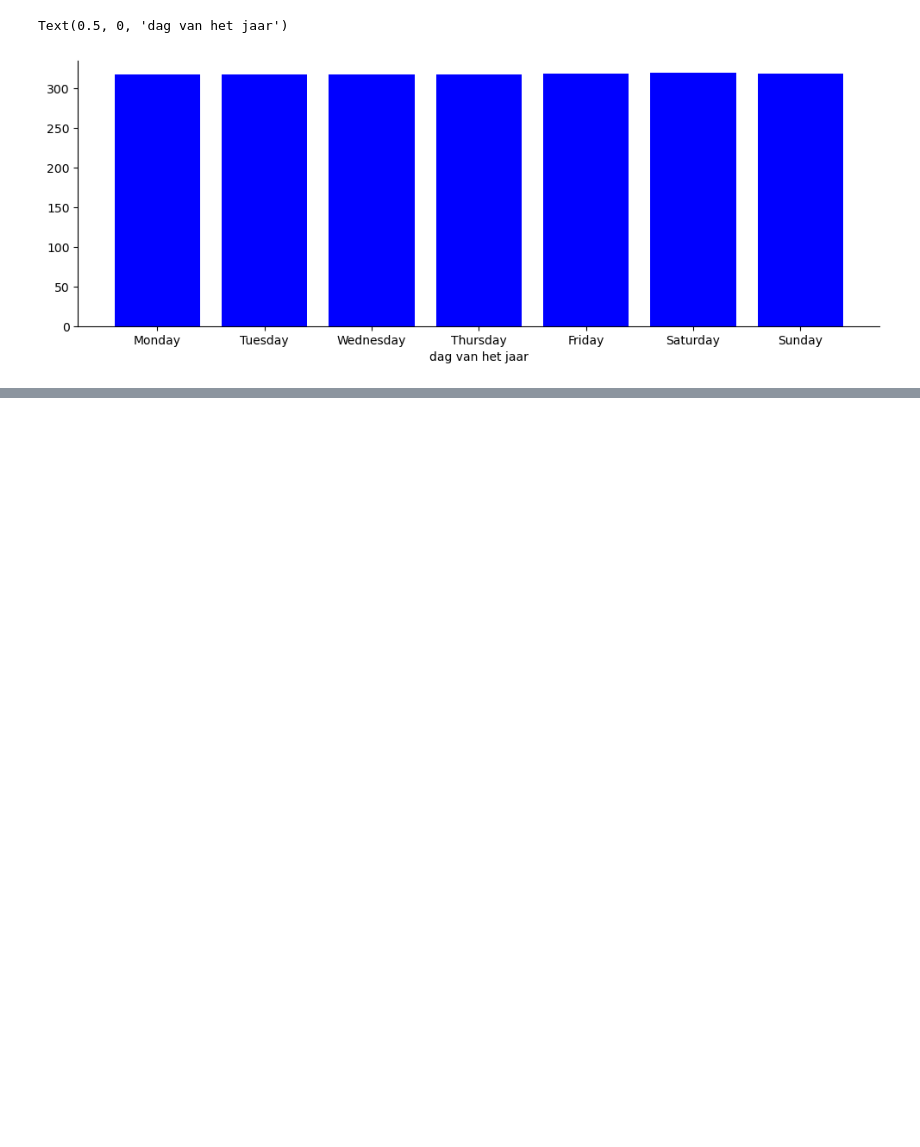
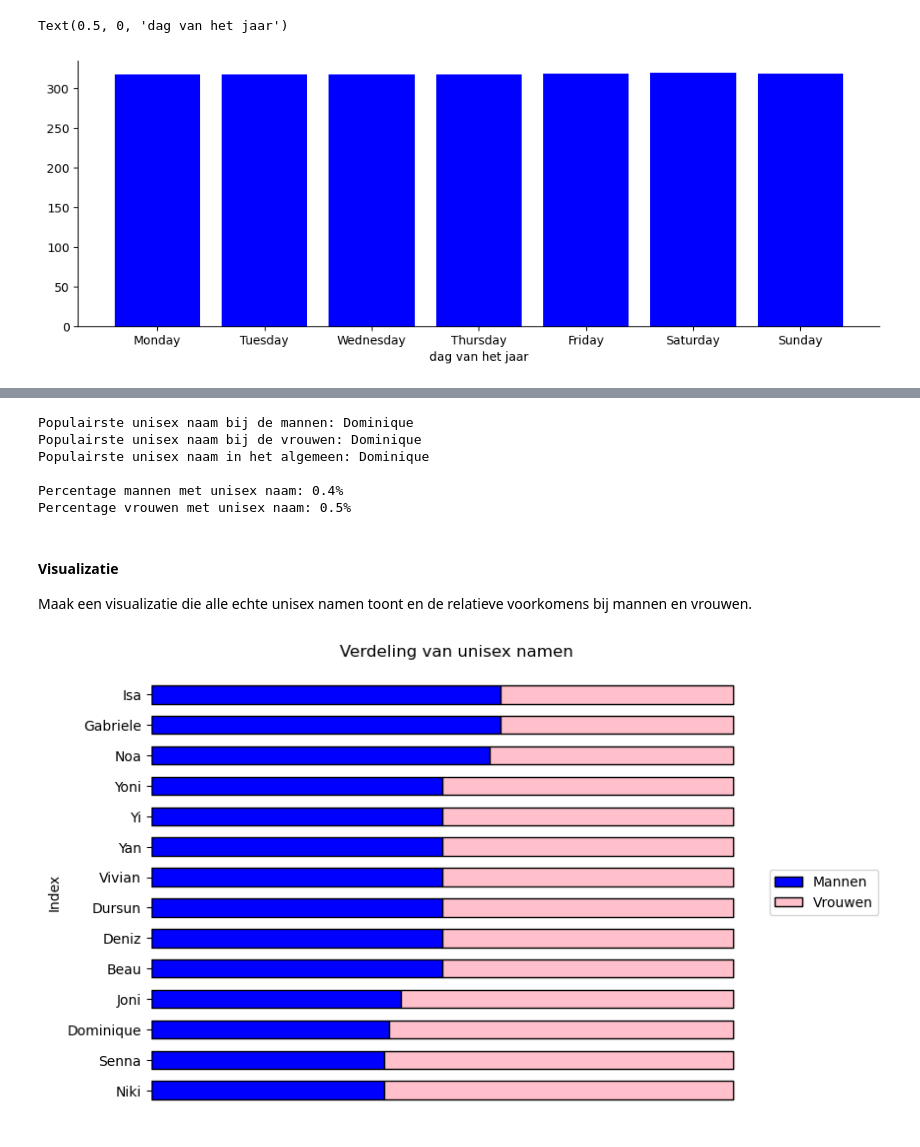
Before and after one commit to GerritGeens/Examen_Gerrit, a Jupyter notebook: examen_deel1.ipynb, the cells around one changed output, grey strips where cells are left out. Cells and saved outputs as stored; diff of their text form; code cells hidden in the pictures; blank space fills up the shorter version.

```diff
--- a/examen_deel1.ipynb
+++ b/examen_deel1.ipynb
@@ -325,0 +396,58 @@ Text(0.5, 0, 'dag van het jaar')
+# %%
+real_unisex_counts = ( unisex_counts[((unisex_counts['ml_count'] <= 1.5 * unisex_counts['vr_count']) &
+                                      (unisex_counts['vr_count'] <= 1.5 * unisex_counts['ml_count'])) ].copy() )
+
+pop_man, pop_vrouw, pop_overall = find_most_popular_unisex_name(real_unisex_counts)
+
+print(f"Populairste unisex naam bij de mannen: {pop_man}")
+print(f"Populairste unisex naam bij de vrouwen: {pop_vrouw}")
+print(f"Populairste unisex naam in het algemeen: {pop_overall}")
+
+print()
+
+print(f"Percentage mannen met unisex naam: {round(real_unisex_counts['ml_count'].sum() / df_mannelijk['naam'].size * 1000) / 10}%")
+print(f"Percentage vrouwen met unisex naam: {round(real_unisex_counts['vr_count'].sum() / df_vrouwelijk['naam'].size * 1000) / 10}%")
+# %% [output]
+Populairste unisex naam bij de mannen: Dominique
+Populairste unisex naam bij de vrouwen: Dominique
+Populairste unisex naam in het algemeen: Dominique
+
+Percentage mannen met unisex naam: 0.4%
+Percentage vrouwen met unisex naam: 0.5%
+# %%
+real_unisex_counts["mannen"] = real_unisex_counts['ml_count'] / real_unisex_counts['total_count']
+real_unisex_counts["vrouwen"] = 1 - real_unisex_counts["mannen"]
+# %% [markdown]
+#### Visualizatie
+
+Maak een visualizatie die alle echte unisex namen toont en de relatieve voorkomens bij mannen en vrouwen.
+# %%
+df_sorted = real_unisex_counts.sort_values(by='mannen', ascending=True)
+
+plt.figure(figsize=(8, 6))
+
+# Horizontal bar plot
+bar_width = 0.6
+index = range(len(df_sorted))
+
+plt.barh(index, df_sorted['mannen'], bar_width, label='Mannen', color='blue', edgecolor='black')
+plt.barh(index, df_sorted['vrouwen'], bar_width, left=df_sorted['mannen'], label='Vrouwen', color='pink', edgecolor='black')
+
+# Adding labels
+plt.xlabel('Count')
+plt.ylabel('Index')
+
+
+plt.yticks(index, df_sorted['naam'])
+plt.gca().spines['top'].set_visible(False)
+plt.gca().spines['right'].set_visible(False)
+plt.gca().spines['bottom'].set_visible(False)
+plt.gca().spines['left'].set_visible(False)
+plt.xticks([])
+plt.xlabel("")
+plt.legend(loc='center left', bbox_to_anchor=(1, 0.5))
+
+plt.title('Verdeling van unisex namen')
+plt.show()
+# %% [output]
+[figure, added]
```
Also changed, not shown: parts of 22 cells of this notebook, 1 other file.
